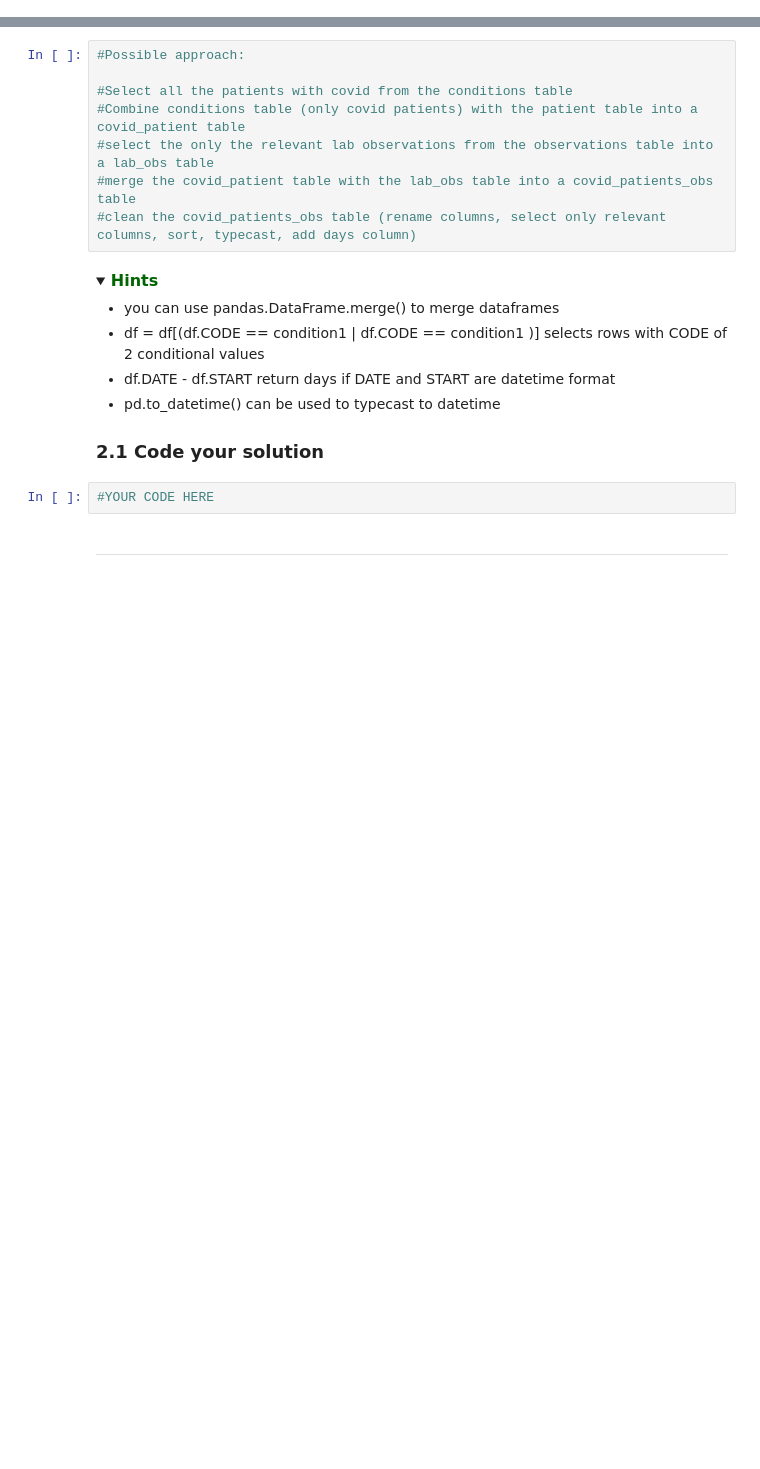
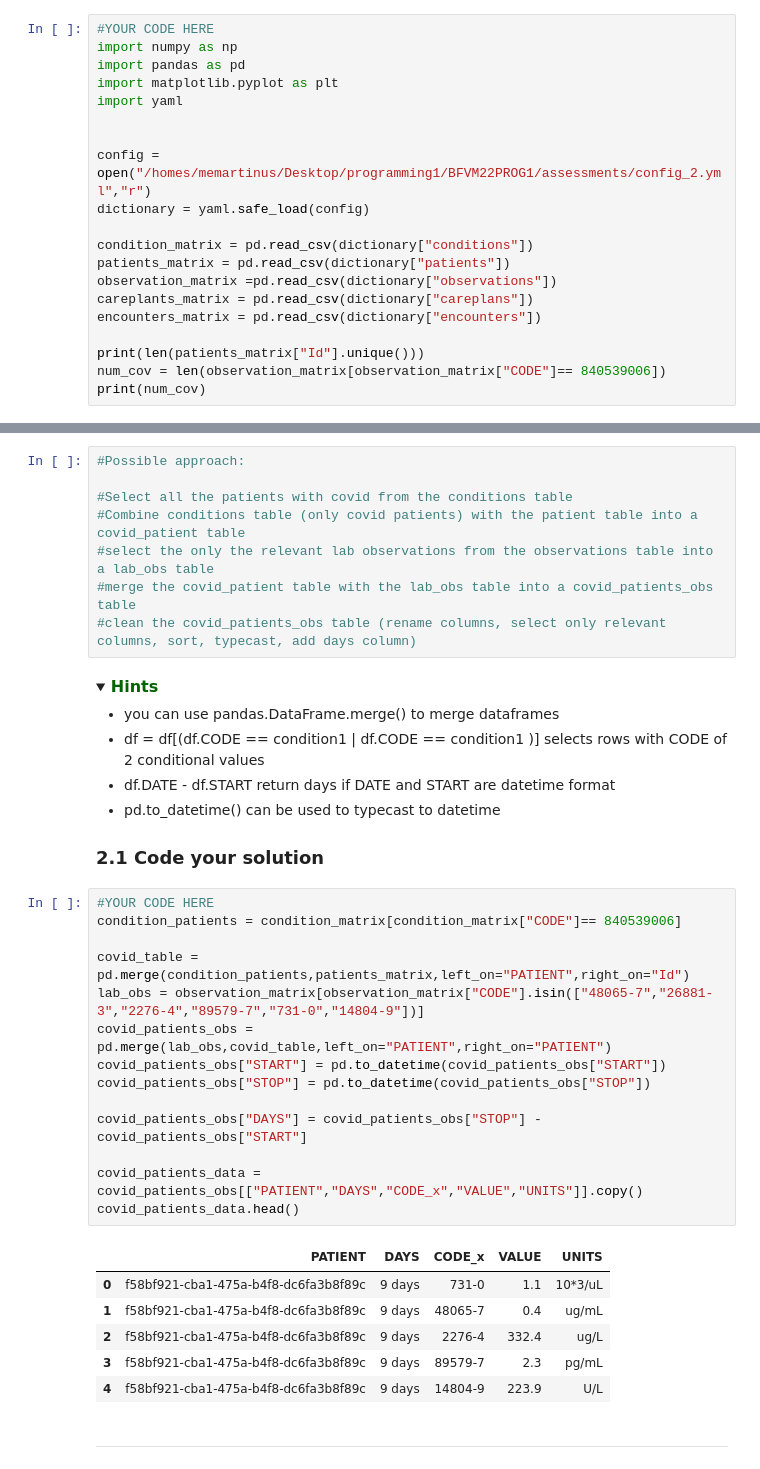
Before and after one commit to marshellon/prgr1, a Jupyter notebook: Assignment_week_03.ipynb, the cells around one changed output, grey strips where cells are left out. Saved outputs shown, nothing was run; the diff lists cells and outputs as text; folded sections open; blank space fills up the shorter version.

```diff
--- a/Assignment_week_03.ipynb
+++ b/Assignment_week_03.ipynb
@@ -111,0 +110,20 @@ Get yourself familiar with the data. Create some meaningful overviews. Answer th
+# %%
+#YOUR CODE HERE
+import numpy as np
+import pandas as pd
+import matplotlib.pyplot as plt
+import yaml
+
+
+config = open("/homes/memartinus/Desktop/programming1/BFVM22PROG1/assessments/config_2.yml","r")
+dictionary = yaml.safe_load(config)
+
+condition_matrix = pd.read_csv(dictionary["conditions"])
+patients_matrix = pd.read_csv(dictionary["patients"])
+observation_matrix =pd.read_csv(dictionary["observations"])
+careplants_matrix = pd.read_csv(dictionary["careplans"])
+encounters_matrix = pd.read_csv(dictionary["encounters"])
+
+print(len(patients_matrix["Id"].unique()))
+num_cov = len(observation_matrix[observation_matrix["CODE"]== 840539006])
+print(num_cov)
@@ -188,8 +209,27 @@ PATIENT
 
 <a name='ex-21'></a>
 ### 2.1 Code your solution
-# %%
-#YOUR CODE HERE
+# %%
+#YOUR CODE HERE
+condition_patients = condition_matrix[condition_matrix["CODE"]== 840539006]
+
+covid_table = pd.merge(condition_patients,patients_matrix,left_on="PATIENT",right_on="Id")
+lab_obs = observation_matrix[observation_matrix["CODE"].isin(["48065-7","26881-3","2276-4","89579-7","731-0","14804-9"])]
+covid_patients_obs = pd.merge(lab_obs,covid_table,left_on="PATIENT",right_on="PATIENT")
+covid_patients_obs["START"] = pd.to_datetime(covid_patients_obs["START"])
+covid_patients_obs["STOP"] = pd.to_datetime(covid_patients_obs["STOP"])
+
+covid_patients_obs["DAYS"] = covid_patients_obs["STOP"] - covid_patients_obs["START"]
+
+covid_patients_data = covid_patients_obs[["PATIENT","DAYS","CODE_x","VALUE","UNITS"]].copy()
+covid_patients_data.head()
+# %% [output]
+|  | PATIENT | DAYS | CODE_x | VALUE | UNITS |
+| 0 | f58bf921-cba1-475a-b4f8-dc6fa3b8f89c | 9 days | 731-0 | 1.1 | 10*3/uL |
+| 1 | f58bf921-cba1-475a-b4f8-dc6fa3b8f89c | 9 days | 48065-7 | 0.4 | ug/mL |
+| 2 | f58bf921-cba1-475a-b4f8-dc6fa3b8f89c | 9 days | 2276-4 | 332.4 | ug/L |
+| 3 | f58bf921-cba1-475a-b4f8-dc6fa3b8f89c | 9 days | 89579-7 | 2.3 | pg/mL |
+| 4 | f58bf921-cba1-475a-b4f8-dc6fa3b8f89c | 9 days | 14804-9 | 223.9 | U/L |
 # %% [markdown]
 ---
 # %% [markdown]
```
Also changed, not shown: parts of 8 cells of this notebook.
